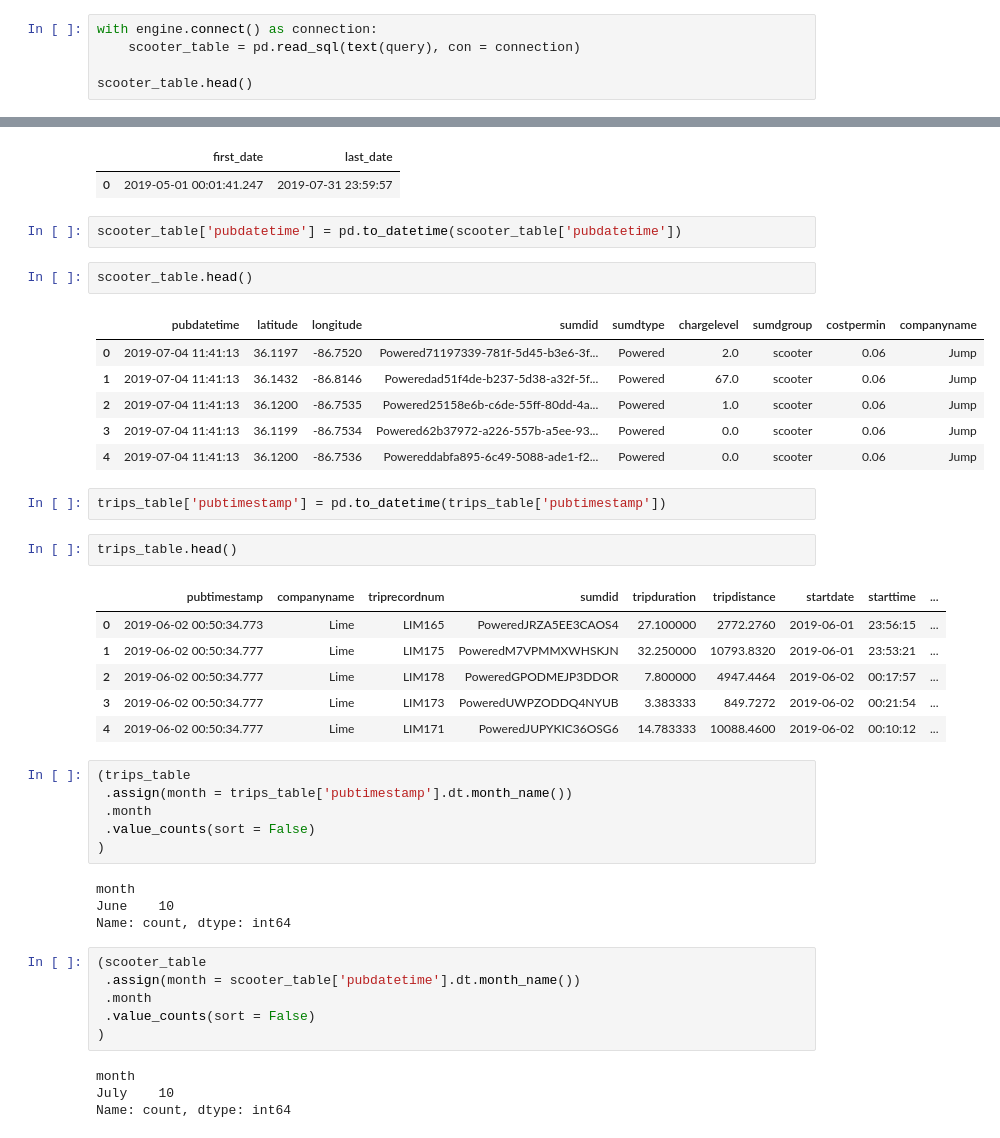
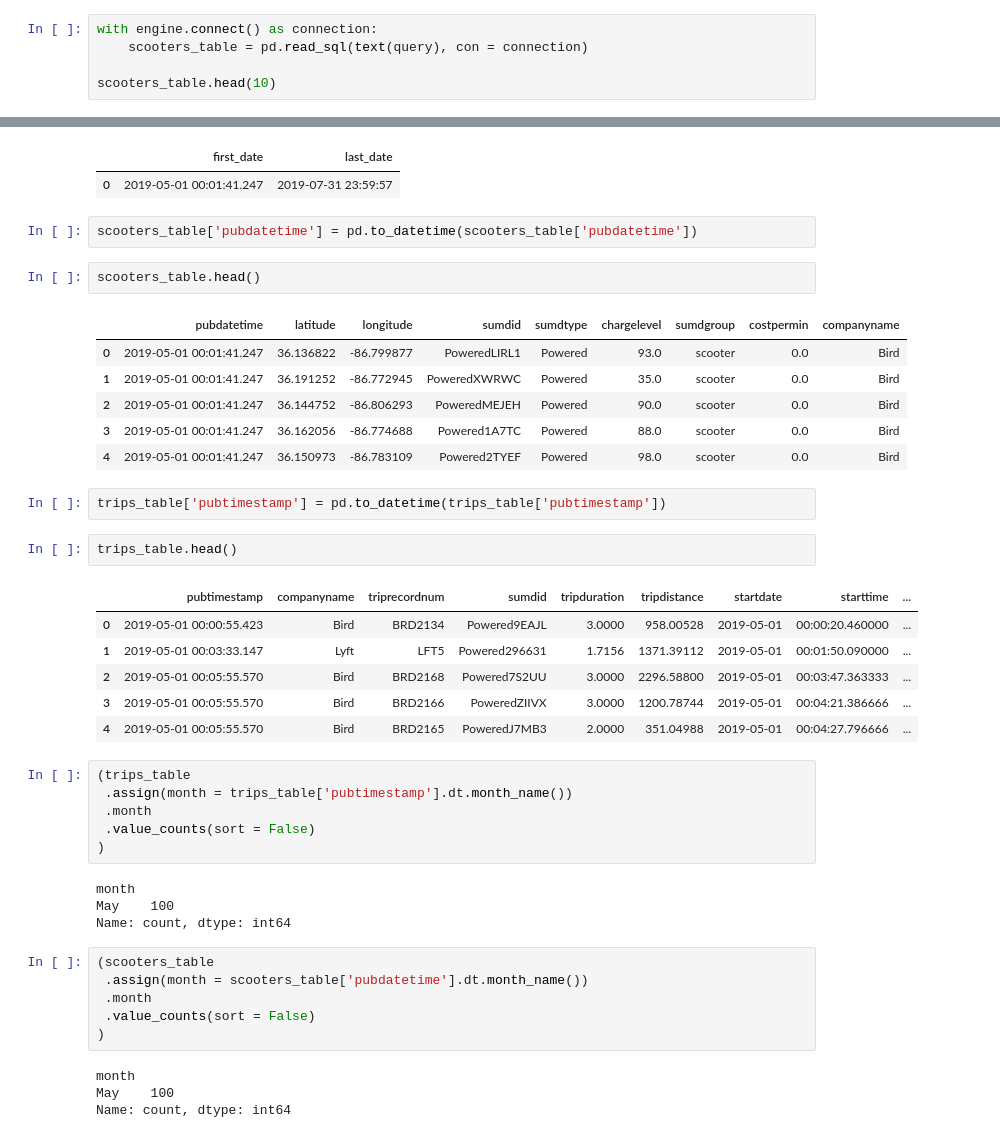
Before and after one commit to NSS-Data-Analytics-Cohort-11/scooters-hawaiian, a Jupyter notebook: notebook/Scooters-Hawaiian.ipynb, the cells around one changed output, grey strips where cells are left out. Saved outputs shown, nothing was run; the diff lists cells and outputs as text.

```diff
--- a/notebook/Scooters-Hawaiian.ipynb
+++ b/notebook/Scooters-Hawaiian.ipynb
@@ -23,8 +23,8 @@ with engine.connect() as connection:
     result = connection.execute(text(query))
 # %%
 with engine.connect() as connection:
-    scooter_table = pd.read_sql(text(query), con = connection)
+    scooters_table = pd.read_sql(text(query), con = connection)
 
-scooter_table.head()
+scooters_table.head(10)
 # %% [output]
 |  | pubdatetime | latitude | longitude | sumdid | sumdtype | chargelevel | sumdgroup | costpermin | companyname |
@@ -90,27 +95,27 @@ daterange_for_pubdatetime
 |  | first_date | last_date |
 | 0 | 2019-05-01 00:01:41.247 | 2019-07-31 23:59:57 |
 # %%
-scooter_table['pubdatetime'] = pd.to_datetime(scooter_table['pubdatetime'])
+scooters_table['pubdatetime'] = pd.to_datetime(scooters_table['pubdatetime'])
 # %%
-scooter_table.head()
+scooters_table.head()
 # %% [output]
 |  | pubdatetime | latitude | longitude | sumdid | sumdtype | chargelevel | sumdgroup | costpermin | companyname |
-| 0 | 2019-07-04 11:41:13 | 36.1197 | -86.7520 | Powered71197339-781f-5d45-b3e6-3f... | Powered | 2.0 | scooter | 0.06 | Jump |
-| 1 | 2019-07-04 11:41:13 | 36.1432 | -86.8146 | Poweredad51f4de-b237-5d38-a32f-5f... | Powered | 67.0 | scooter | 0.06 | Jump |
-| 2 | 2019-07-04 11:41:13 | 36.1200 | -86.7535 | Powered25158e6b-c6de-55ff-80dd-4a... | Powered | 1.0 | scooter | 0.06 | Jump |
-| 3 | 2019-07-04 11:41:13 | 36.1199 | -86.7534 | Powered62b37972-a226-557b-a5ee-93... | Powered | 0.0 | scooter | 0.06 | Jump |
-| 4 | 2019-07-04 11:41:13 | 36.1200 | -86.7536 | Powereddabfa895-6c49-5088-ade1-f2... | Powered | 0.0 | scooter | 0.06 | Jump |
+| 0 | 2019-05-01 00:01:41.247 | 36.136822 | -86.799877 | PoweredLIRL1 | Powered | 93.0 | scooter | 0.0 | Bird |
+| 1 | 2019-05-01 00:01:41.247 | 36.191252 | -86.772945 | PoweredXWRWC | Powered | 35.0 | scooter | 0.0 | Bird |
+| 2 | 2019-05-01 00:01:41.247 | 36.144752 | -86.806293 | PoweredMEJEH | Powered | 90.0 | scooter | 0.0 | Bird |
+| 3 | 2019-05-01 00:01:41.247 | 36.162056 | -86.774688 | Powered1A7TC | Powered | 88.0 | scooter | 0.0 | Bird |
+| 4 | 2019-05-01 00:01:41.247 | 36.150973 | -86.783109 | Powered2TYEF | Powered | 98.0 | scooter | 0.0 | Bird |
 # %%
 trips_table['pubtimestamp'] = pd.to_datetime(trips_table['pubtimestamp'])
 # %%
 trips_table.head()
 # %% [output]
 |  | pubtimestamp | companyname | triprecordnum | sumdid | tripduration | tripdistance | startdate | starttime | ... |
-| 0 | 2019-06-02 00:50:34.773 | Lime | LIM165 | PoweredJRZA5EE3CAOS4 | 27.100000 | 2772.2760 | 2019-06-01 | 23:56:15 | ... |
-| 1 | 2019-06-02 00:50:34.777 | Lime | LIM175 | PoweredM7VPMMXWHSKJN | 32.250000 | 10793.8320 | 2019-06-01 | 23:53:21 | ... |
-| 2 | 2019-06-02 00:50:34.777 | Lime | LIM178 | PoweredGPODMEJP3DDOR | 7.800000 | 4947.4464 | 2019-06-02 | 00:17:57 | ... |
-| 3 | 2019-06-02 00:50:34.777 | Lime | LIM173 | PoweredUWPZODDQ4NYUB | 3.383333 | 849.7272 | 2019-06-02 | 00:21:54 | ... |
-| 4 | 2019-06-02 00:50:34.777 | Lime | LIM171 | PoweredJUPYKIC36OSG6 | 14.783333 | 10088.4600 | 2019-06-02 | 00:10:12 | ... |
+| 0 | 2019-05-01 00:00:55.423 | Bird | BRD2134 | Powered9EAJL | 3.0000 | 958.00528 | 2019-05-01 | 00:00:20.460000 | ... |
+| 1 | 2019-05-01 00:03:33.147 | Lyft | LFT5 | Powered296631 | 1.7156 | 1371.39112 | 2019-05-01 | 00:01:50.090000 | ... |
+| 2 | 2019-05-01 00:05:55.570 | Bird | BRD2168 | Powered7S2UU | 3.0000 | 2296.58800 | 2019-05-01 | 00:03:47.363333 | ... |
+| 3 | 2019-05-01 00:05:55.570 | Bird | BRD2166 | PoweredZIIVX | 3.0000 | 1200.78744 | 2019-05-01 | 00:04:21.386666 | ... |
+| 4 | 2019-05-01 00:05:55.570 | Bird | BRD2165 | PoweredJ7MB3 | 2.0000 | 351.04988 | 2019-05-01 | 00:04:27.796666 | ... |
 # %%
 (trips_table
  .assign(month = trips_table['pubtimestamp'].dt.month_name())
@@ -119,17 +124,17 @@ trips_table.head()
 )
 # %% [output]
 month
-June    10
+May    100
 Name: count, dtype: int64
 # %%
-(scooter_table
- .assign(month = scooter_table['pubdatetime'].dt.month_name())
+(scooters_table
+ .assign(month = scooters_table['pubdatetime'].dt.month_name())
  .month
  .value_counts(sort = False)
 )
 # %% [output]
 month
-July    10
+May    100
 Name: count, dtype: int64
 # %%
 trips_grouped = (trips_table
```
Also changed, not shown: parts of 13 cells of this notebook, 4 other files.
